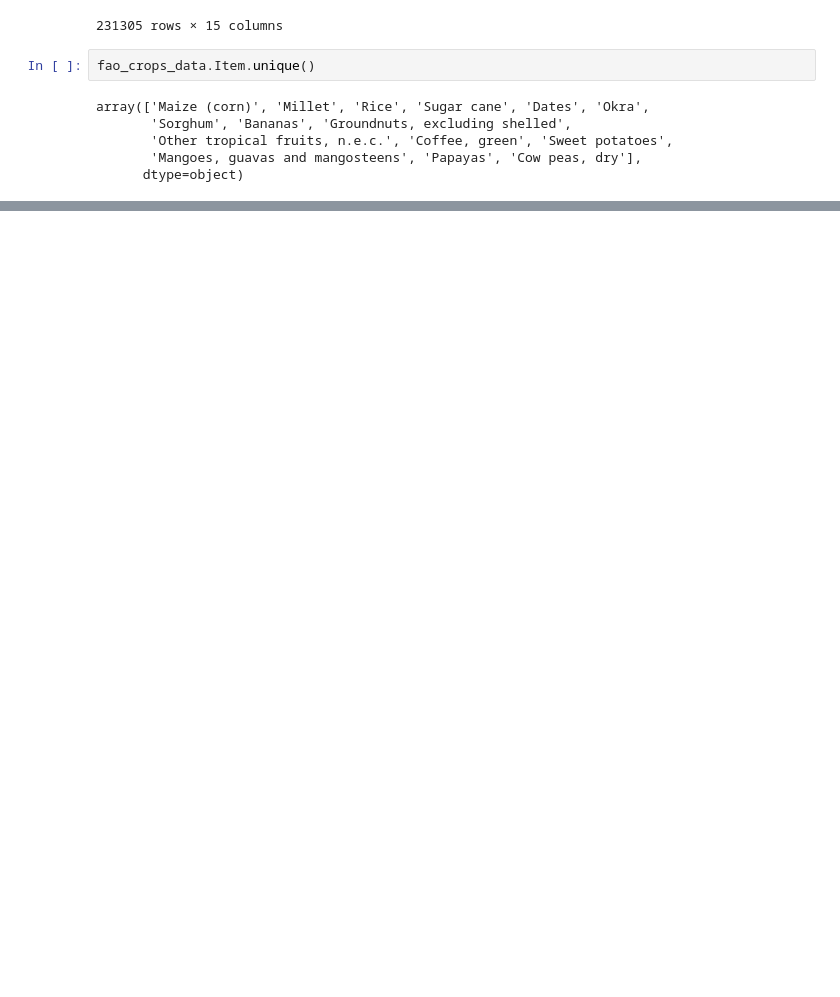
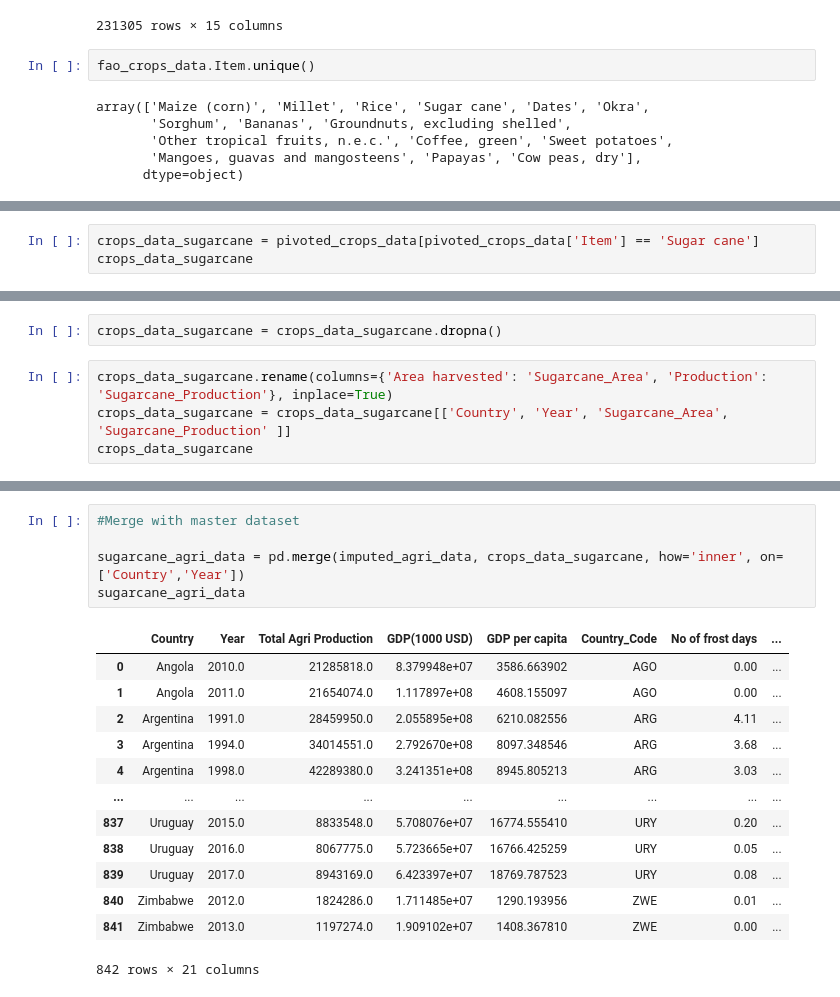
Before and after one commit to saumyasucharita/Agriculture-Data-Analysis, a Jupyter notebook: Exploratory Agriculture Data Analysis-FAOSTAT.ipynb, the cells around one changed output, grey strips where cells are left out. Saved outputs shown, nothing was run; the diff lists cells and outputs as text; blank space fills up the shorter version.

Commit message:
Predict sugarcane production using Linear Regression

```diff
--- a/Exploratory Agriculture Data Analysis-FAOSTAT.ipynb
+++ b/Exploratory Agriculture Data Analysis-FAOSTAT.ipynb
@@ -1330,0 +1328,3 @@ Let's build a regression model to predict sugar cane production with our master
+# %%
+crops_data_sugarcane = pivoted_crops_data[pivoted_crops_data['Item'] == 'Sugar cane']
+crops_data_sugarcane
@@ -1330,0 +1345,6 @@ Let's build a regression model to predict sugar cane production with our master
+# %%
+crops_data_sugarcane = crops_data_sugarcane.dropna()
+# %%
+crops_data_sugarcane.rename(columns={'Area harvested': 'Sugarcane_Area', 'Production': 'Sugarcane_Production'}, inplace=True)
+crops_data_sugarcane = crops_data_sugarcane[['Country', 'Year', 'Sugarcane_Area', 'Sugarcane_Production' ]]
+crops_data_sugarcane
@@ -1330,0 +1369,19 @@ Let's build a regression model to predict sugar cane production with our master
+# %%
+#Merge with master dataset
+
+sugarcane_agri_data = pd.merge(imputed_agri_data, crops_data_sugarcane, how='inner', on=['Country','Year'])
+sugarcane_agri_data
+# %% [output]
+|  | Country | Year | Total Agri Production | GDP(1000 USD) | GDP per capita | Country_Code | No of frost days | ... |
+| 0 | Angola | 2010.0 | 21285818.0 | 8.379948e+07 | 3586.663902 | AGO | 0.00 | ... |
+| 1 | Angola | 2011.0 | 21654074.0 | 1.117897e+08 | 4608.155097 | AGO | 0.00 | ... |
+| 2 | Argentina | 1991.0 | 28459950.0 | 2.055895e+08 | 6210.082556 | ARG | 4.11 | ... |
+| 3 | Argentina | 1994.0 | 34014551.0 | 2.792670e+08 | 8097.348546 | ARG | 3.68 | ... |
+| 4 | Argentina | 1998.0 | 42289380.0 | 3.241351e+08 | 8945.805213 | ARG | 3.03 | ... |
+| ... | ... | ... | ... | ... | ... | ... | ... | ... |
+| 837 | Uruguay | 2015.0 | 8833548.0 | 5.708076e+07 | 16774.555410 | URY | 0.20 | ... |
+| 838 | Uruguay | 2016.0 | 8067775.0 | 5.723665e+07 | 16766.425259 | URY | 0.05 | ... |
+| 839 | Uruguay | 2017.0 | 8943169.0 | 6.423397e+07 | 18769.787523 | URY | 0.08 | ... |
+| 840 | Zimbabwe | 2012.0 | 1824286.0 | 1.711485e+07 | 1290.193956 | ZWE | 0.01 | ... |
+| 841 | Zimbabwe | 2013.0 | 1197274.0 | 1.909102e+07 | 1408.367810 | ZWE | 0.00 | ... |
+842 rows × 21 columns
```
Also changed, not shown: parts of 18 cells of this notebook, 1 other file.
